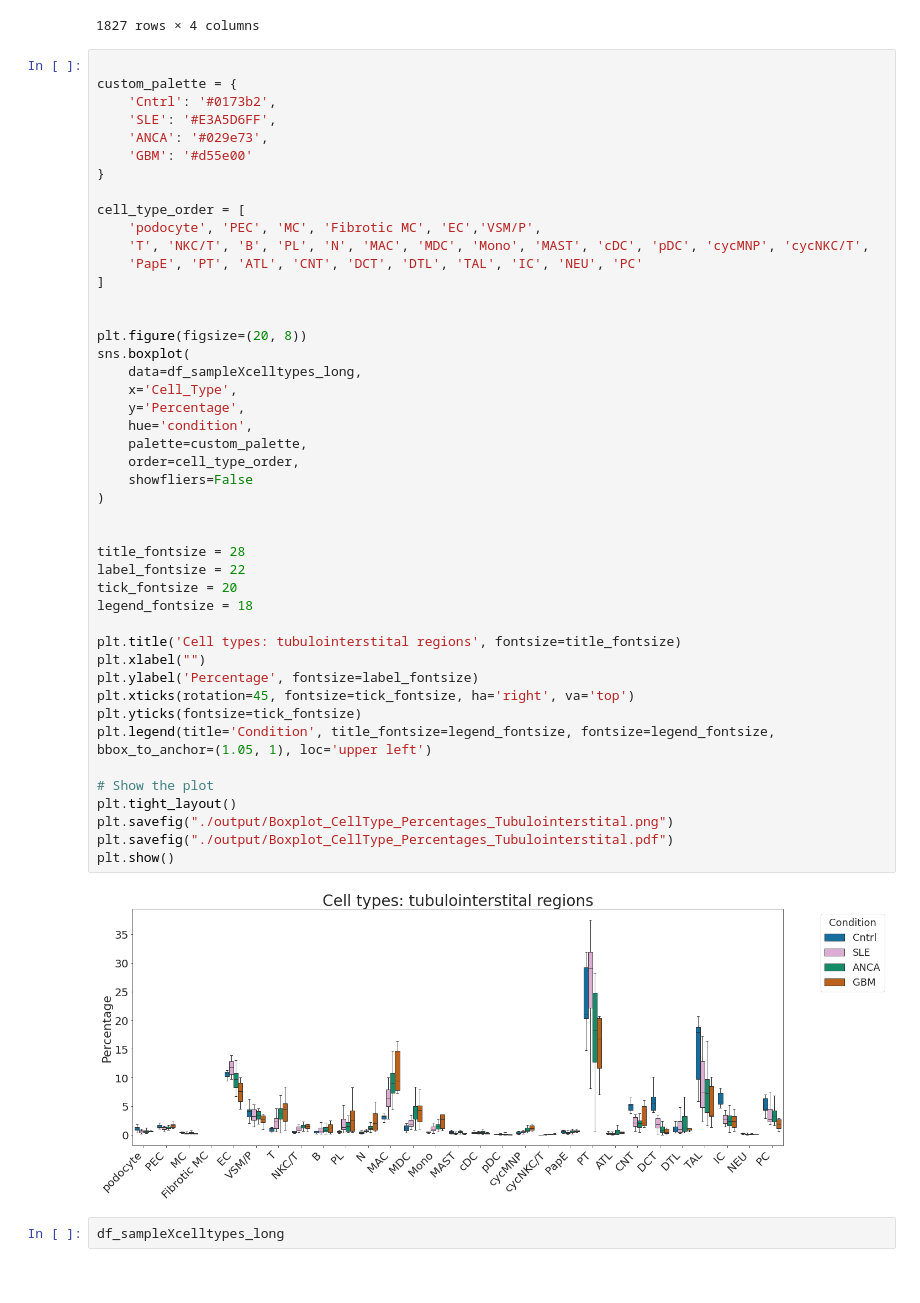
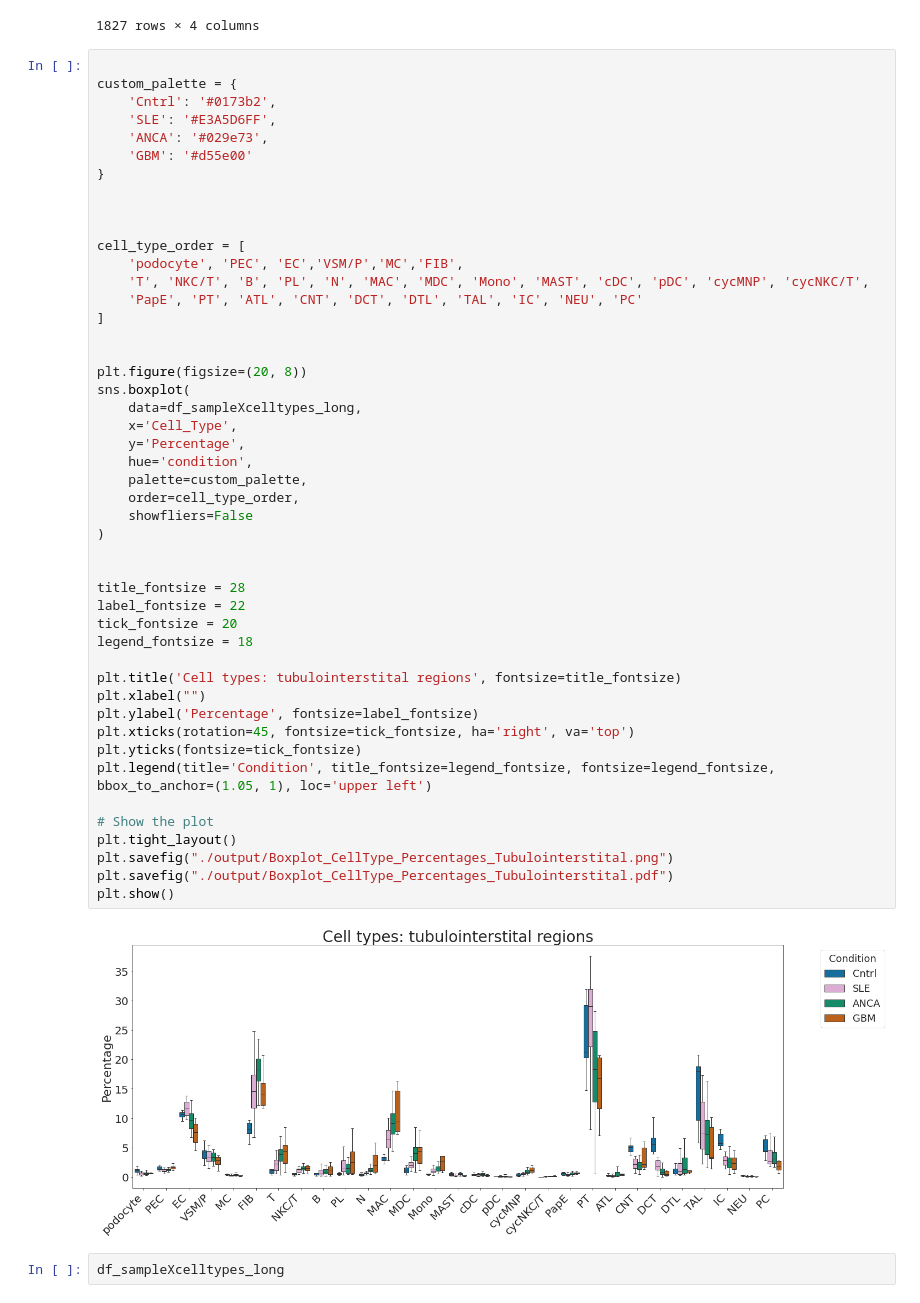
Before and after one commit to Zeba-Sultana/xenium-cgn, a Jupyter notebook: notebooks/12_CellTypeProportions_BoxPlots/s01_CellComposition_Tubulointerstitial.ipynb, the cells around one changed output. Cells and saved outputs as stored; diff of their text form.

```diff
--- a/notebooks/12_CellTypeProportions_BoxPlots/s01_CellComposition_Tubulointerstitial.ipynb
+++ b/notebooks/12_CellTypeProportions_BoxPlots/s01_CellComposition_Tubulointerstitial.ipynb
@@ -239,8 +239,10 @@ custom_palette = {
     'GBM': '#d55e00'
 }
 
+
+
 cell_type_order = [
-    'podocyte', 'PEC', 'MC', 'Fibrotic MC', 'EC','VSM/P',
+    'podocyte', 'PEC', 'EC','VSM/P','MC','FIB',
     'T', 'NKC/T', 'B', 'PL', 'N', 'MAC', 'MDC', 'Mono', 'MAST', 'cDC', 'pDC', 'cycMNP', 'cycNKC/T',
     'PapE', 'PT', 'ATL', 'CNT', 'DCT', 'DTL', 'TAL', 'IC', 'NEU', 'PC'
 ]
@@ -249,34 +251,34 @@ cell_type_order = [
 plt.figure(figsize=(20, 8))
 sns.boxplot(
     data=df_sampleXcelltypes_long,
     x='Cell_Type',
     y='Percentage',
     hue='condition',
     palette=custom_palette,
     order=cell_type_order,
     showfliers=False
 )
 
 
 title_fontsize = 28
 label_fontsize = 22
 tick_fontsize = 20
 legend_fontsize = 18
 
 plt.title('Cell types: tubulointerstital regions', fontsize=title_fontsize)
 plt.xlabel("")
 plt.ylabel('Percentage', fontsize=label_fontsize)
 plt.xticks(rotation=45, fontsize=tick_fontsize, ha='right', va='top')
 plt.yticks(fontsize=tick_fontsize)
 plt.legend(title='Condition', title_fontsize=legend_fontsize, fontsize=legend_fontsize, bbox_to_anchor=(1.05, 1), loc='upper left')
 
 # Show the plot
 plt.tight_layout()
 plt.savefig("./output/Boxplot_CellType_Percentages_Tubulointerstital.png")
 plt.savefig("./output/Boxplot_CellType_Percentages_Tubulointerstital.pdf")
 plt.show()
 # %% [output]
-[figure, old version]
+[figure, new version]
 # %%
 df_sampleXcelltypes_long
 # %% [output]
```
Also changed, not shown: parts of 1 cell of this notebook, 3 other files.
